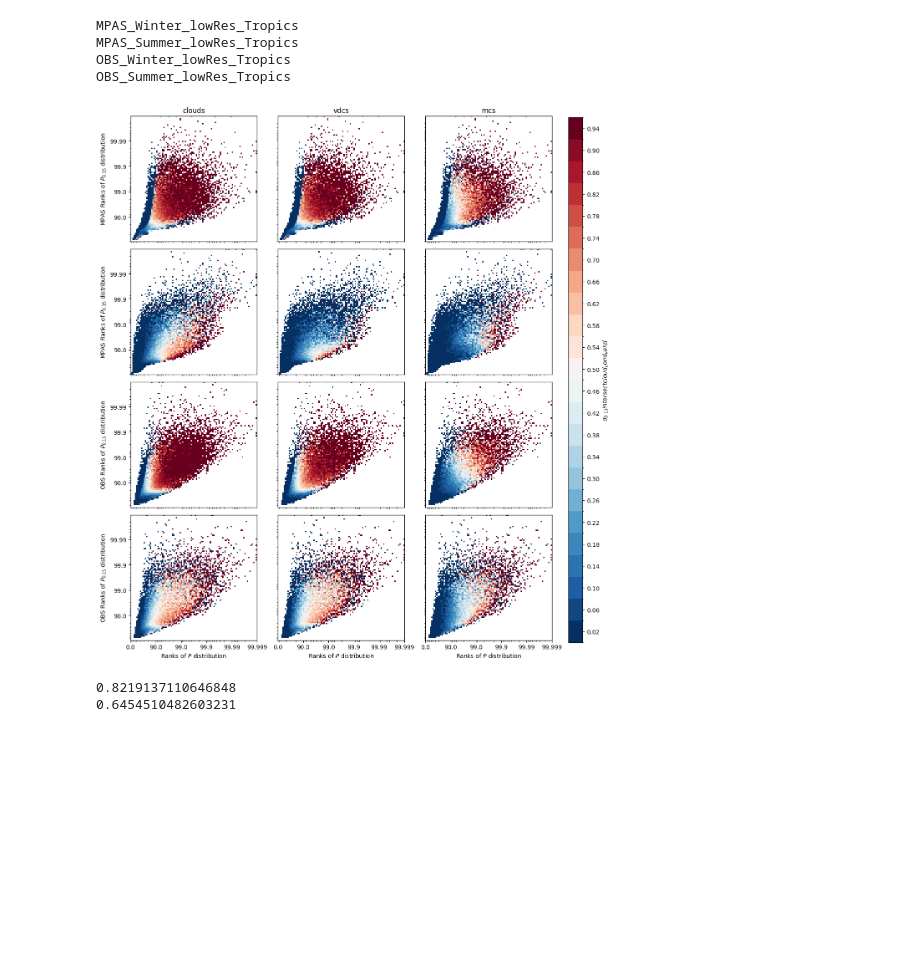
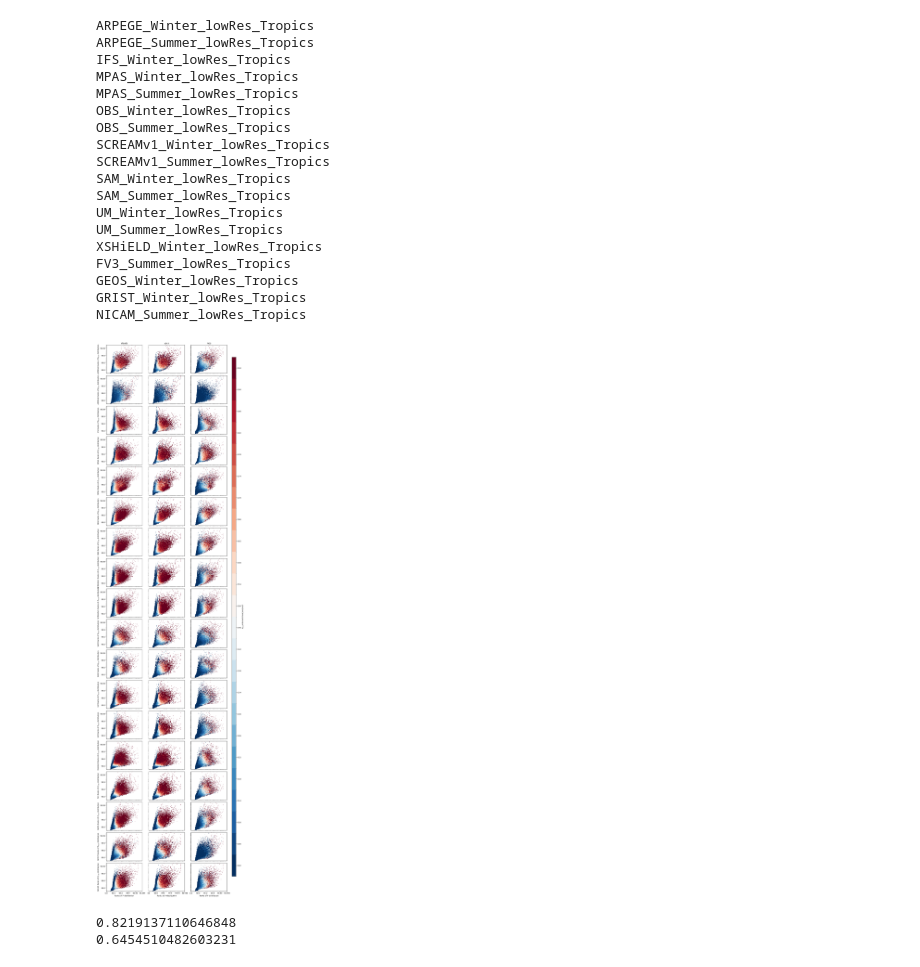
Before and after one commit to 19carenso/tempest, a Jupyter notebook: article/fig_4.ipynb, the cells around one changed output. Saved outputs shown, nothing was run; the diff lists cells and outputs as text; code cells hidden in the pictures; blank space fills up the shorter version.

```diff
--- a/article/fig_4.ipynb
+++ b/article/fig_4.ipynb
@@ -25,31 +28,31 @@ from tempest.plots.hist import simple_hist
 
 ### WINTER + SUMMER : ctrl+: ###
 settings_paths = [
-  # "settings/arpege_winter_30d.yaml",
-  # "settings/arpege_summer_30d.yaml",
+  "settings/arpege_winter_30d.yaml",
+  "settings/arpege_summer_30d.yaml",
 
-  # "settings/ifs_winter_30d.yaml" ,
+  "settings/ifs_winter_30d.yaml" ,
   # "settings/ifs_summer_30d.yaml" ,
 
-  # "settings/mpas_winter_30d.yaml",
-  # "settings/mpas_summer_30d.yaml",
-  # "settings/obs_winter_30d.yaml",
-  # "settings/obs_summer_30d.yaml",
+  "settings/mpas_winter_30d.yaml",
+  "settings/mpas_summer_30d.yaml",
+  "settings/obs_winter_30d.yaml",
+  "settings/obs_summer_30d.yaml",
 
-  # "settings/screamv1_winter_30d.yaml",
-  # "settings/screamv1_winter_30d.yaml",
+  "settings/screamv1_winter_30d.yaml",
+  "settings/screamv1_summer_30d.yaml",
 
-  # "settings/sam_winter_30d.yaml",
-  # "settings/sam_summer_30d.yaml",
-  # "settings/um_winter_30d.yaml",
-  # "settings/um_summer_30d.yaml"
+  "settings/sam_winter_30d.yaml",
+  "settings/sam_summer_30d.yaml",
+  "settings/um_winter_30d.yaml",
+  "settings/um_summer_30d.yaml",
 
     "settings/xshield_winter_30d.yaml" ,
     "settings/fv3_summer_30d.yaml",
 
     "settings/geos_winter_30d.yaml",
     "settings/grist_winter_30d.yaml",
-#     "settings/nicam_summer_30d.yaml",
+    "settings/nicam_summer_30d.yaml",
                ]
 
 hdlrs = [handler.Handler(settings_path) for settings_path in settings_paths]
@@ -73,5 +108,5 @@ Found grid attributes file , so loading /scratchx/mcarenso/tempest/GRIST_Winter_
 # %%
-fig, axs  = plt.subplots(4, 3, figsize = (1.419*8, 1.5*9)) #, sharex=True, sharey=True)
+fig, axs  = plt.subplots(len(jds), 3, figsize = (11, 45)) #, sharex=True, sharey=True)
 
 plt.subplots_adjust(left=0.01, right=0.99, top=0.99, bottom=0.01, wspace=0.01, hspace=0.01)
 
@@ -97,34 +132,48 @@ for i, jd, gr, axes in zip(range(len(jds)), jds, grs, axs):
 
         if title is None:
             ax.set_title("")
         # ax.set_title(r"$\rho_{0.5} $ for joint bins of $(P; P_{0.5})$")
         if j == 0:
             ax.set_ylabel(jd.name.split("_")[0] + r" Ranks of $P_{0.15}$ distribution")
         else:
             ax.set_ylabel("")
             ax.tick_params(left=False, labelleft=False)
         if i == len(jds) - 1:
             ax.set_xlabel(r"Ranks of $P$ distribution")
         else:
             ax.set_xlabel("")
             ax.tick_params(bottom=False, labelbottom=False)
 
 # plt.subplots_adjust(wspace=0.0, hspace=0.0)
 plt.tight_layout()
 cax = fig.add_axes([1, 0.04, 0.03, 0.93])  # [left, bottom, width, height]
 cbar = fig.colorbar(mpl.cm.ScalarMappable(norm=norm, cmap=cmap), cax=cax, ticks=values, spacing='proportional')
 cbar.set_label(r'$\sigma_{0.15} intersect cloud_cond_var_id$')
 # plt.savefig("figures/fig4.png")
         # fig.tight_layout()
         # plt.savefig('discrete_threshold_on_joint_dist.png', bbox_inches='tight')
         # # fig.tight_layout()
         # plt.savefig('discrete_threshold_on_joint_dist.png', bbox_inches='tight')
 # %% [output]
+ARPEGE_Winter_lowRes_Tropics
+ARPEGE_Summer_lowRes_Tropics
+IFS_Winter_lowRes_Tropics
 MPAS_Winter_lowRes_Tropics
 MPAS_Summer_lowRes_Tropics
 OBS_Winter_lowRes_Tropics
 OBS_Summer_lowRes_Tropics
+SCREAMv1_Winter_lowRes_Tropics
+SCREAMv1_Summer_lowRes_Tropics
+SAM_Winter_lowRes_Tropics
+SAM_Summer_lowRes_Tropics
+UM_Winter_lowRes_Tropics
+UM_Summer_lowRes_Tropics
+XSHiELD_Winter_lowRes_Tropics
+FV3_Summer_lowRes_Tropics
+GEOS_Winter_lowRes_Tropics
+GRIST_Winter_lowRes_Tropics
+NICAM_Summer_lowRes_Tropics
-[figure, old version]
+[figure, new version]
 # %%
 ### MCS contributions to extremes
 jd_obs, gr_obs = jds[0], grs[0]
```
Also changed, not shown: parts of 2 cells of this notebook, 50 other files.
